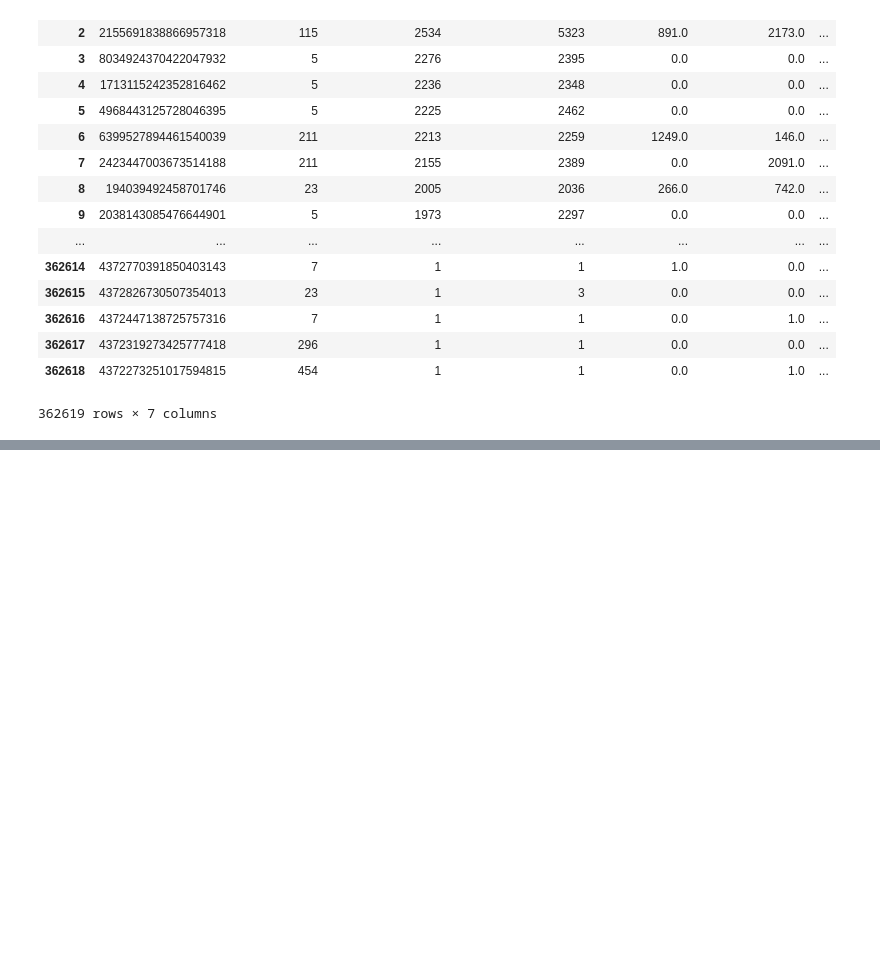
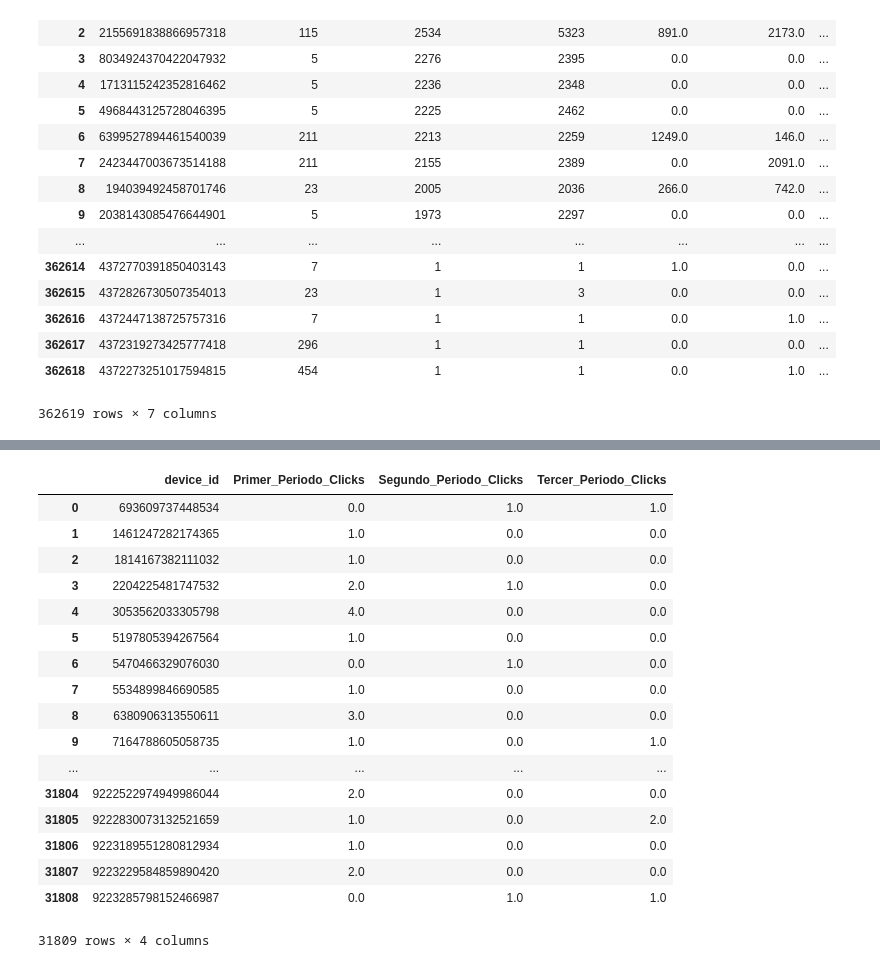
Before and after one commit to MartinRosasSommer/Datos2019, a Jupyter notebook: getting_features_events_clicks.ipynb, the cells around one changed output, grey strips where cells are left out. Cells and saved outputs as stored; diff of their text form; code cells hidden in the pictures; blank space fills up the shorter version.

```diff
--- a/Analisis_Events.ipynb
+++ b/getting_features_events_clicks.ipynb
@@ -349,0 +456,2 @@ df_eventos_feature
+# %%
+clicks_periodos = clicks.groupby(["ref_hash","Periodo"]).agg({"Cantidad_clicks":"sum"})
@@ -349,0 +480,26 @@ df_eventos_feature
+# %%
+periodos_unstack_clicks = clicks_periodos.unstack().reset_index()
+periodos_unstack_clicks.fillna(0, inplace= True)
+# %%
+periodos_unstack_clicks.columns = ["device_id","Primer_Periodo_Clicks","Segundo_Periodo_Clicks","Tercer_Periodo_Clicks"]
+# %%
+periodos_unstack_clicks
+# %% [output]
+|  | device_id | Primer_Periodo_Clicks | Segundo_Periodo_Clicks | Tercer_Periodo_Clicks |
+| 0 | 693609737448534 | 0.0 | 1.0 | 1.0 |
+| 1 | 1461247282174365 | 1.0 | 0.0 | 0.0 |
+| 2 | 1814167382111032 | 1.0 | 0.0 | 0.0 |
+| 3 | 2204225481747532 | 2.0 | 1.0 | 0.0 |
+| 4 | 3053562033305798 | 4.0 | 0.0 | 0.0 |
+| 5 | 5197805394267564 | 1.0 | 0.0 | 0.0 |
+| 6 | 5470466329076030 | 0.0 | 1.0 | 0.0 |
+| 7 | 5534899846690585 | 1.0 | 0.0 | 0.0 |
+| 8 | 6380906313550611 | 3.0 | 0.0 | 0.0 |
+| 9 | 7164788605058735 | 1.0 | 0.0 | 1.0 |
+| ... | ... | ... | ... | ... |
+| 31804 | 9222522974949986044 | 2.0 | 0.0 | 0.0 |
+| 31805 | 9222830073132521659 | 1.0 | 0.0 | 2.0 |
+| 31806 | 9223189551280812934 | 1.0 | 0.0 | 0.0 |
+| 31807 | 9223229584859890420 | 2.0 | 0.0 | 0.0 |
+| 31808 | 9223285798152466987 | 0.0 | 1.0 | 1.0 |
+31809 rows × 4 columns
```
Also changed, not shown: parts of 17 cells of this notebook.
